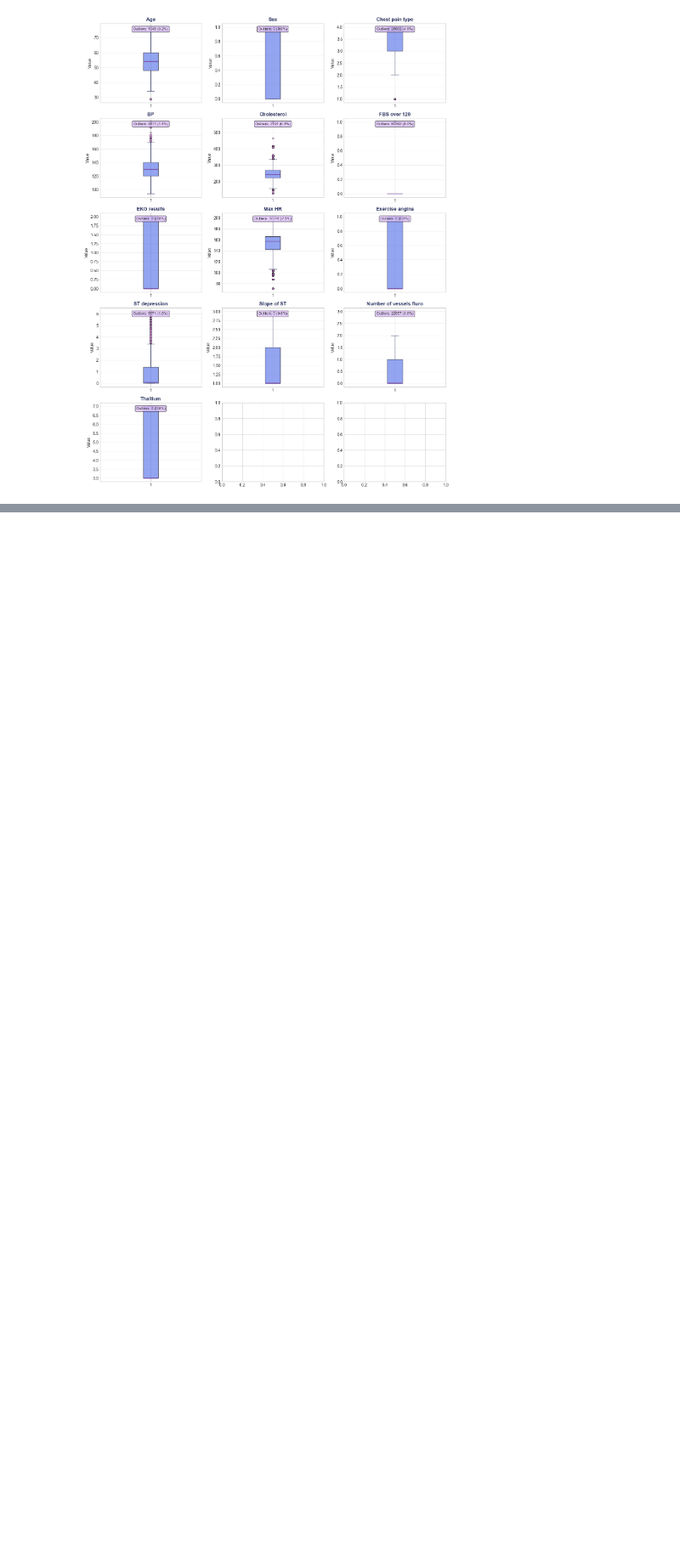
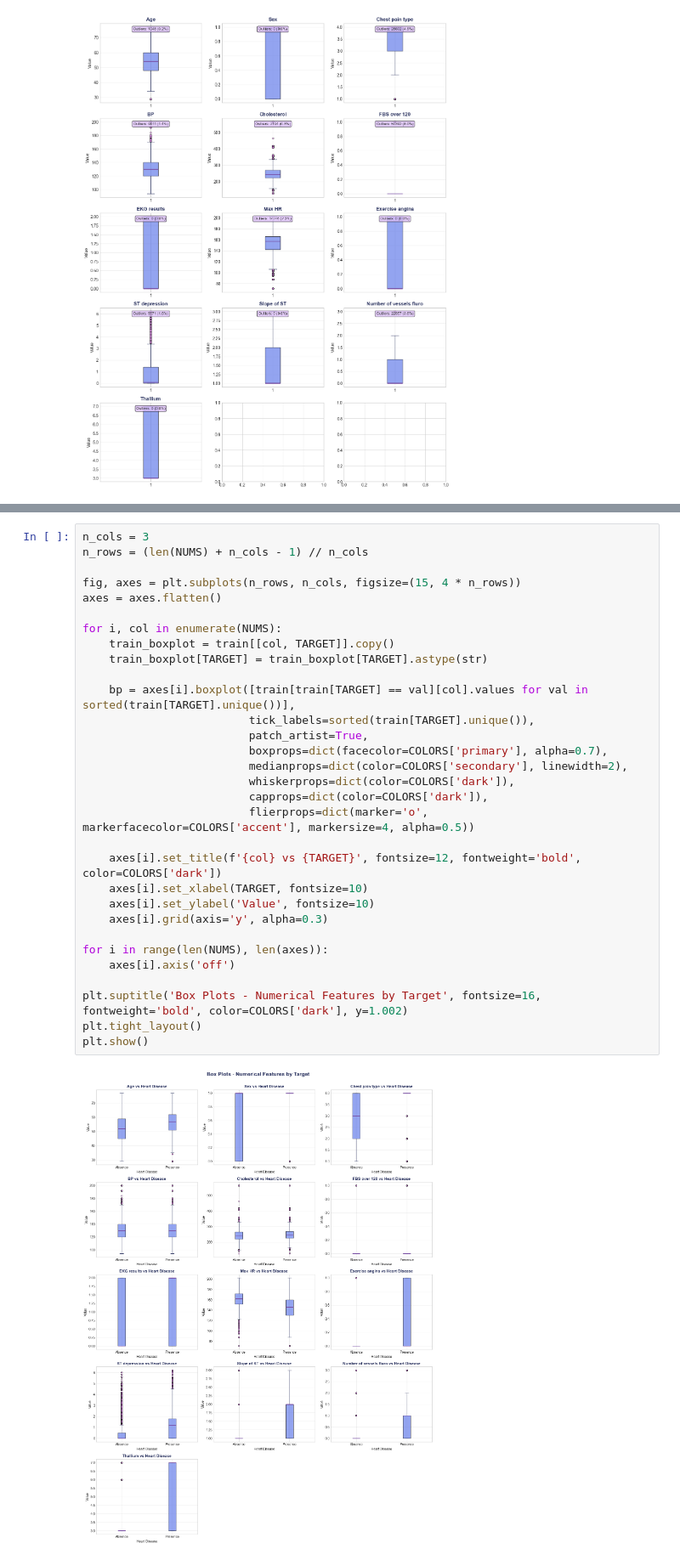
Before and after one commit to Choi-Juno/KagglePractice, a Jupyter notebook: playground-s6-e2.ipynb, the cells around one changed output, grey strips where cells are left out. Shown at 85% size. Saved outputs shown, nothing was run; the diff lists cells and outputs as text; blank space fills up the shorter version.

```diff
--- a/playground-s6-e2.ipynb
+++ b/playground-s6-e2.ipynb
@@ -378,3 +449,36 @@ print("  • Kurtosis < 3: Light tails (fewer outliers)")
+# %%
+n_cols = 3
+n_rows = (len(NUMS) + n_cols - 1) // n_cols
+
+fig, axes = plt.subplots(n_rows, n_cols, figsize=(15, 4 * n_rows))
+axes = axes.flatten()
+
+for i, col in enumerate(NUMS):
+    train_boxplot = train[[col, TARGET]].copy()
+    train_boxplot[TARGET] = train_boxplot[TARGET].astype(str)
+
+    bp = axes[i].boxplot([train[train[TARGET] == val][col].values for val in sorted(train[TARGET].unique())],
+                         tick_labels=sorted(train[TARGET].unique()),
+                         patch_artist=True,
+                         boxprops=dict(facecolor=COLORS['primary'], alpha=0.7),
+                         medianprops=dict(color=COLORS['secondary'], linewidth=2),
+                         whiskerprops=dict(color=COLORS['dark']),
+                         capprops=dict(color=COLORS['dark']),
+                         flierprops=dict(marker='o', markerfacecolor=COLORS['accent'], markersize=4, alpha=0.5))
+
+    axes[i].set_title(f'{col} vs {TARGET}', fontsize=12, fontweight='bold', color=COLORS['dark'])
+    axes[i].set_xlabel(TARGET, fontsize=10)
+    axes[i].set_ylabel('Value', fontsize=10)
+    axes[i].grid(axis='y', alpha=0.3)
+
+for i in range(len(NUMS), len(axes)):
+    axes[i].axis('off')
+
+plt.suptitle('Box Plots - Numerical Features by Target', fontsize=16, fontweight='bold', color=COLORS['dark'], y=1.002)
+plt.tight_layout()
+plt.show()
+# %% [output]
+[figure, added]
 # %%
 print('='*80)
 print('STATISTICAL SIGNIFICANCE TEST (Numerical Features vs Target)')
```
Also changed, not shown: parts of 17 cells of this notebook.
